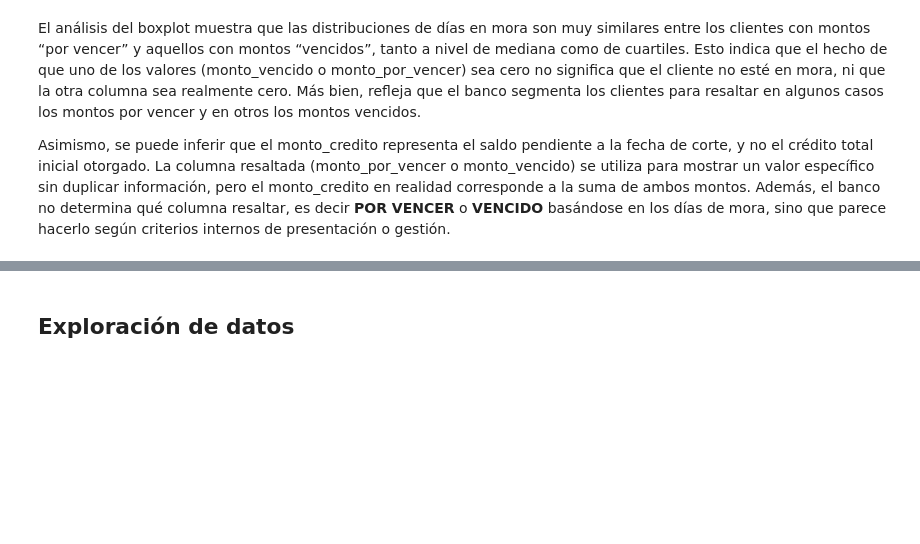
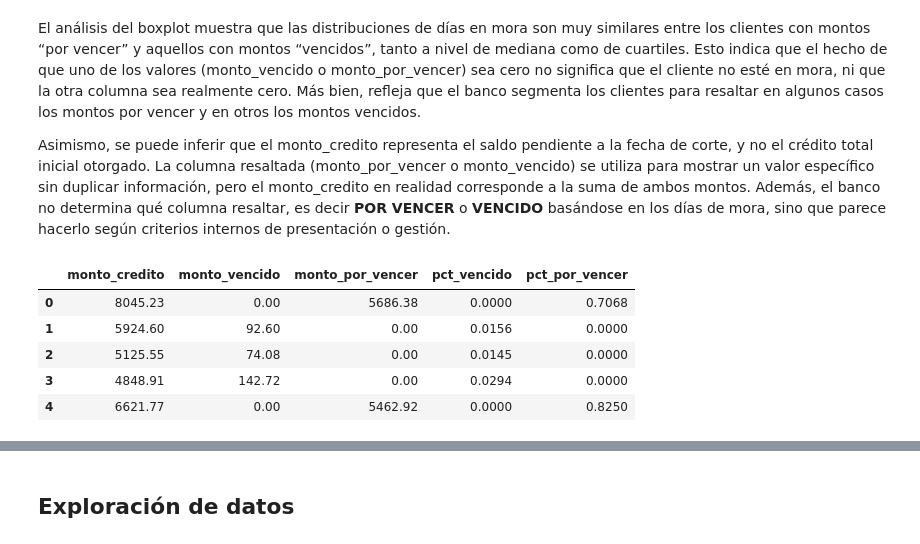
Before and after one commit to carlos-calderon-cabezas/financial-relief-analysis, a Jupyter notebook: analisis_alivio_financiero.ipynb, the cells around one changed output, grey strips where cells are left out. Drawn from its saved outputs; the diff is of its cells as text; code cells hidden in the pictures; blank space fills up the shorter version.

```diff
--- a/analisis_alivio_financiero.ipynb
+++ b/analisis_alivio_financiero.ipynb
@@ -290,3 +290,17 @@ plt.show()
 El análisis del boxplot muestra que las distribuciones de días en mora son muy similares entre los clientes con montos “por vencer” y aquellos con montos “vencidos”, tanto a nivel de mediana como de cuartiles. Esto indica que el hecho de que uno de los valores (monto_vencido o monto_por_vencer) sea cero no significa que el cliente no esté en mora, ni que la otra columna sea realmente cero. Más bien, refleja que el banco segmenta los clientes para resaltar en algunos casos los montos por vencer y en otros los montos vencidos.
 
 Asimismo, se puede inferir que el monto_credito representa el saldo pendiente a la fecha de corte, y no el crédito total inicial otorgado. La columna resaltada (monto_por_vencer o monto_vencido) se utiliza para mostrar un valor específico sin duplicar información, pero el monto_credito en realidad corresponde a la suma de ambos montos. Además, el banco no determina qué columna resaltar, es decir **POR VENCER** o **VENCIDO** basándose en los días de mora, sino que parece hacerlo según criterios internos de presentación o gestión.
+# %%
+# Calcular porcentajes redondeados a 4 decimales
+df_morosidad["pct_vencido"] = (df_morosidad["monto_vencido"] / df_morosidad["monto_credito"]).round(4)
+df_morosidad["pct_por_vencer"] = (df_morosidad["monto_por_vencer"] / df_morosidad["monto_credito"]).round(4)
+
+# Revisar los primeros registros
+df_morosidad[["monto_credito", "monto_vencido", "monto_por_vencer", "pct_vencido", "pct_por_vencer"]].head()
+# %% [output]
+|  | monto_credito | monto_vencido | monto_por_vencer | pct_vencido | pct_por_vencer |
+| 0 | 8045.23 | 0.00 | 5686.38 | 0.0000 | 0.7068 |
+| 1 | 5924.60 | 92.60 | 0.00 | 0.0156 | 0.0000 |
+| 2 | 5125.55 | 74.08 | 0.00 | 0.0145 | 0.0000 |
+| 3 | 4848.91 | 142.72 | 0.00 | 0.0294 | 0.0000 |
+| 4 | 6621.77 | 0.00 | 5462.92 | 0.0000 | 0.8250 |
```
Also changed, not shown: parts of 1 cell of this notebook.
